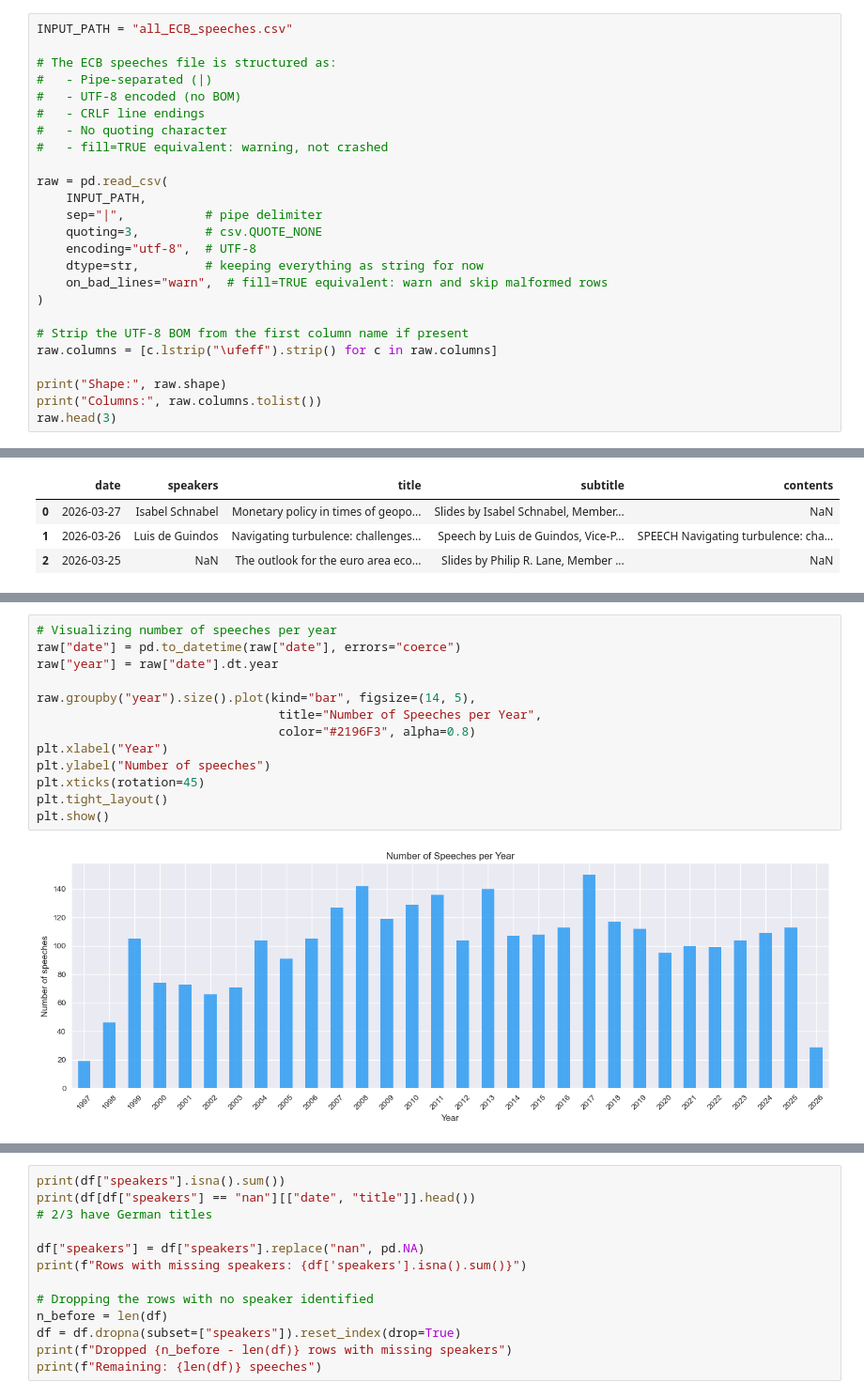
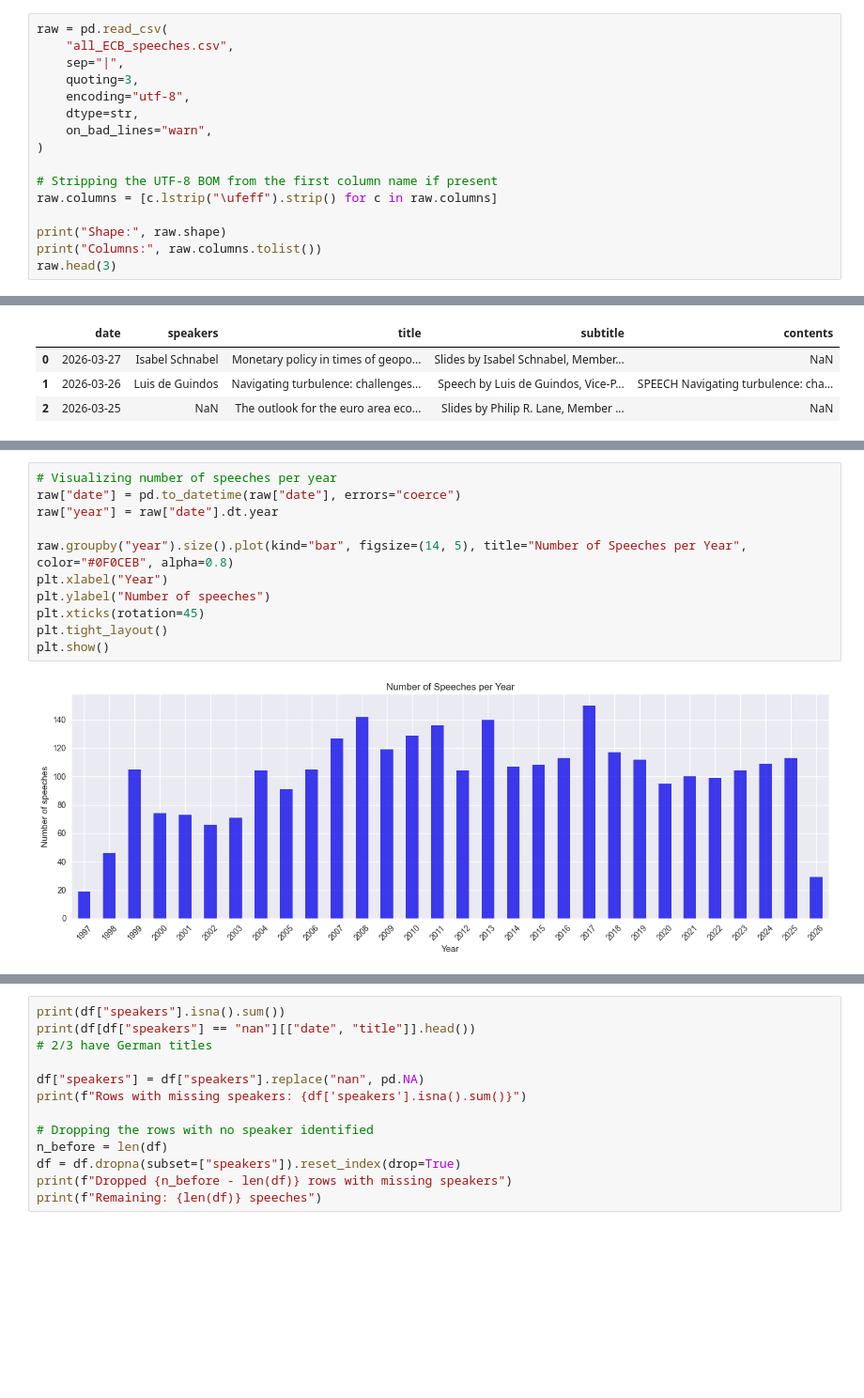
Before and after one commit to maximiliansteinecon/NLP_ECB_SPEECHES, a Jupyter notebook: ecb_speeches_full_project.ipynb, the cells around one changed output, grey strips where cells are left out. Shown at 94% size. Cells and saved outputs as stored; diff of their text form; blank space fills up the shorter version.

```diff
--- a/ecb_speeches_full_project.ipynb
+++ b/ecb_speeches_full_project.ipynb
@@ -43,23 +50,14 @@ Adjust `INPUT_PATH` as needed.
 # %%
-INPUT_PATH = "all_ECB_speeches.csv"
-
-# The ECB speeches file is structured as:
-#   - Pipe-separated (|)
-#   - UTF-8 encoded (no BOM)
-#   - CRLF line endings
-#   - No quoting character
-#   - fill=TRUE equivalent: warning, not crashed
-
 raw = pd.read_csv(
-    INPUT_PATH,
-    sep="|",           # pipe delimiter
-    quoting=3,         # csv.QUOTE_NONE
-    encoding="utf-8",  # UTF-8
-    dtype=str,         # keeping everything as string for now
-    on_bad_lines="warn",  # fill=TRUE equivalent: warn and skip malformed rows
+    "all_ECB_speeches.csv",
+    sep="|",
+    quoting=3,
+    encoding="utf-8",
+    dtype=str,
+    on_bad_lines="warn",
 )
 
-# Strip the UTF-8 BOM from the first column name if present
+# Stripping the UTF-8 BOM from the first column name if present
 raw.columns = [c.lstrip("\ufeff").strip() for c in raw.columns]
 
 print("Shape:", raw.shape)
@@ -129,18 +127,16 @@ Name: length, dtype: float64
 # %%
 # Visualizing number of speeches per year
 raw["date"] = pd.to_datetime(raw["date"], errors="coerce")
 raw["year"] = raw["date"].dt.year
 
-raw.groupby("year").size().plot(kind="bar", figsize=(14, 5),
-                                 title="Number of Speeches per Year",
-                                 color="#2196F3", alpha=0.8)
+raw.groupby("year").size().plot(kind="bar", figsize=(14, 5), title="Number of Speeches per Year", color="#0F0CEB", alpha=0.8)
 plt.xlabel("Year")
 plt.ylabel("Number of speeches")
 plt.xticks(rotation=45)
 plt.tight_layout()
 plt.show()
 # %% [output]
-[figure, old version]
+[figure, new version]
 # %% [markdown]
 ## 3. Cleaning, schema and unified text field
 
```
Also changed, not shown: parts of 12 cells of this notebook.
